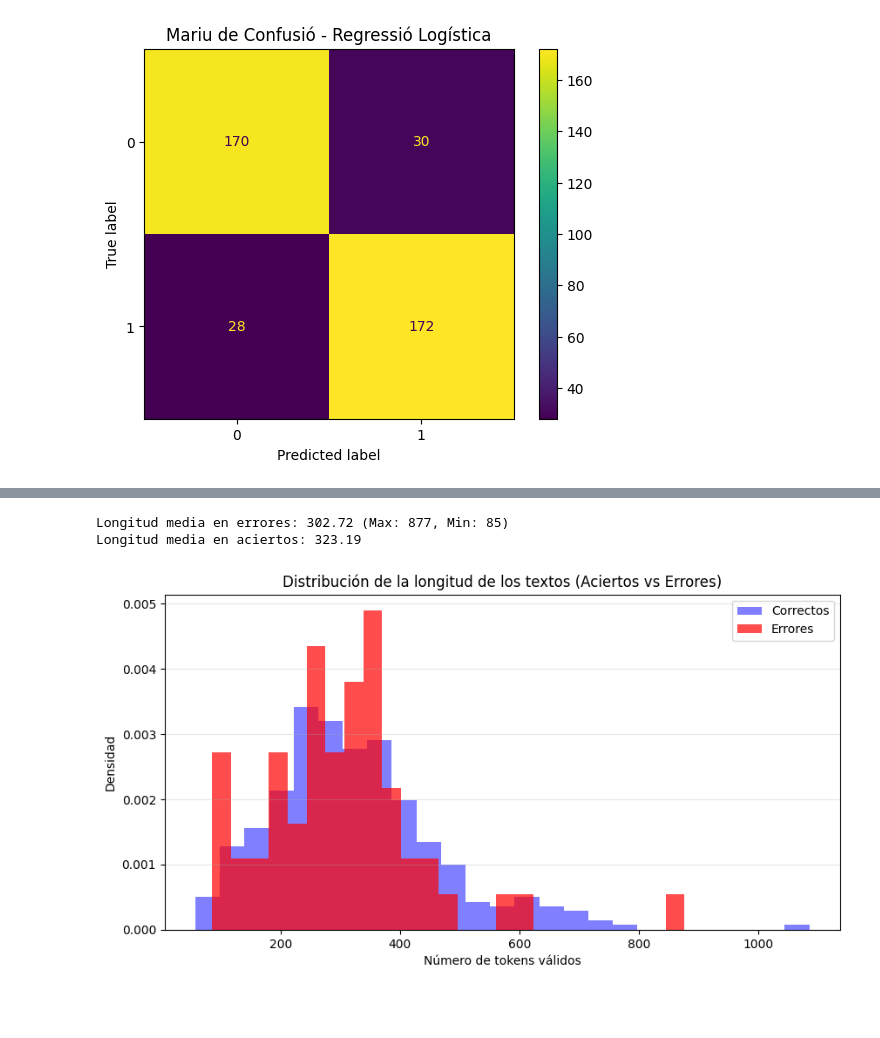
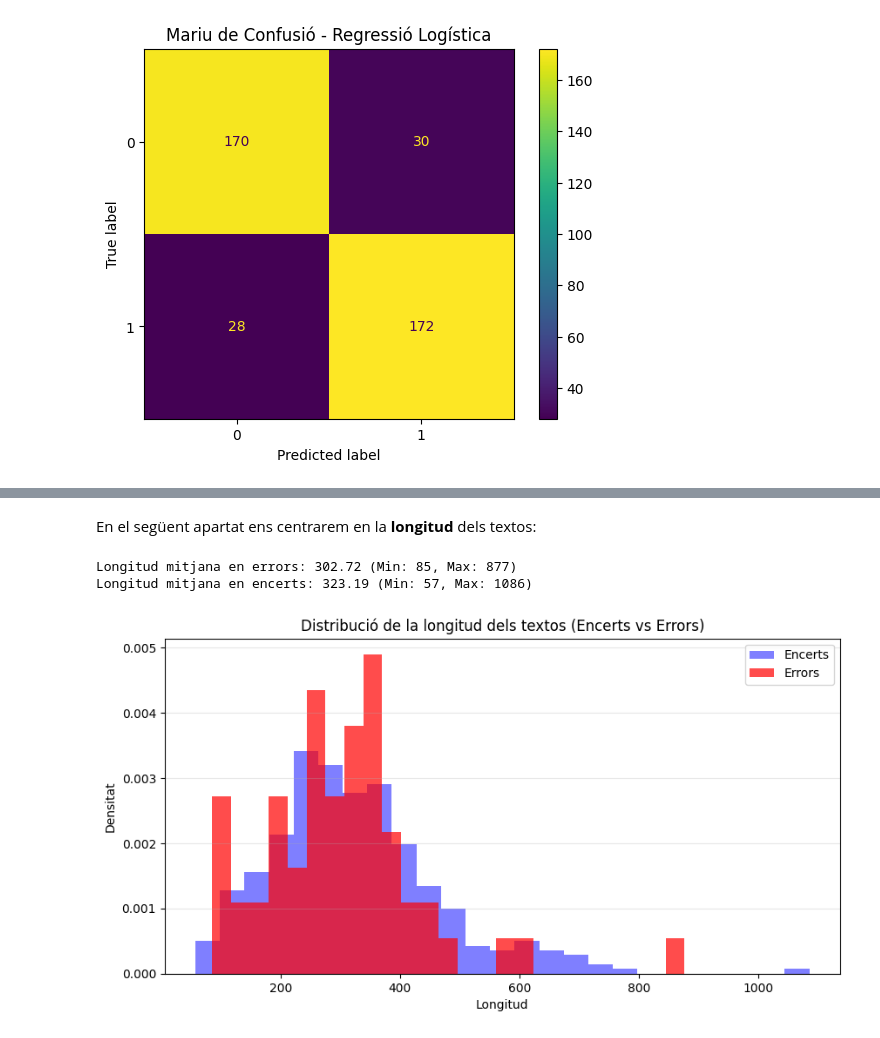
Before and after one commit to maxerrmax/Practica2-PLH, a Jupyter notebook: codi.ipynb, the cells around one changed output, grey strips where cells are left out. Cells and saved outputs as stored; diff of their text form; code cells hidden in the pictures; blank space fills up the shorter version.

```diff
--- a/codi.ipynb
+++ b/codi.ipynb
@@ -302,24 +329,23 @@ plt.show()
+# %% [markdown]
+En el següent apartat ens centrarem en la **longitud** dels textos:
 # %%
-
-
-# Usar el analyzer para contar palabras reales procesadas
 lengths_errors = [len(analyzer(t)) for t in error_texts]
 correct_texts = [val_texts[i] for i in range(len(y_val)) if y_val[i] == y_pred[i]]
 lengths_correct = [len(analyzer(t)) for t in correct_texts]
 
-print(f"Longitud media en errores: {np.mean(lengths_errors):.2f} (Max: {np.max(lengths_errors)}, Min: {np.min(lengths_errors)})")
-print(f"Longitud media en aciertos: {np.mean(lengths_correct):.2f}")
+print(f"Longitud mitjana en errors: {np.mean(lengths_errors):.2f} (Min: {np.min(lengths_errors)}, Max: {np.max(lengths_errors)})")
+print(f"Longitud mitjana en encerts: {np.mean(lengths_correct):.2f} (Min: {np.min(lengths_correct)}, Max: {np.max(lengths_correct)})")
 
 plt.figure(figsize=(10, 5))
-plt.hist(lengths_correct, bins=25, alpha=0.5, label='Correctos', color='blue', density=True)
-plt.hist(lengths_errors, bins=25, alpha=0.7, label='Errores', color='red', density=True)
-plt.title("Distribución de la longitud de los textos (Aciertos vs Errores)")
-plt.xlabel("Número de tokens válidos")
-plt.ylabel("Densidad")
+plt.hist(lengths_correct, bins=25, alpha=0.5, label='Encerts', color='blue', density=True)
+plt.hist(lengths_errors, bins=25, alpha=0.7, label='Errors', color='red', density=True)
+plt.title("Distribució de la longitud dels textos (Encerts vs Errors)")
+plt.xlabel("Longitud")
+plt.ylabel("Densitat")
 plt.legend()
 plt.grid(axis='y', alpha=0.3)
 plt.show()
 # %% [output]
-Longitud media en errores: 302.72 (Max: 877, Min: 85)
-Longitud media en aciertos: 323.19
+Longitud mitjana en errors: 302.72 (Min: 85, Max: 877)
+Longitud mitjana en encerts: 323.19 (Min: 57, Max: 1086)
-[figure, old version]
+[figure, new version]
```
Also changed, not shown: parts of 18 cells of this notebook.
